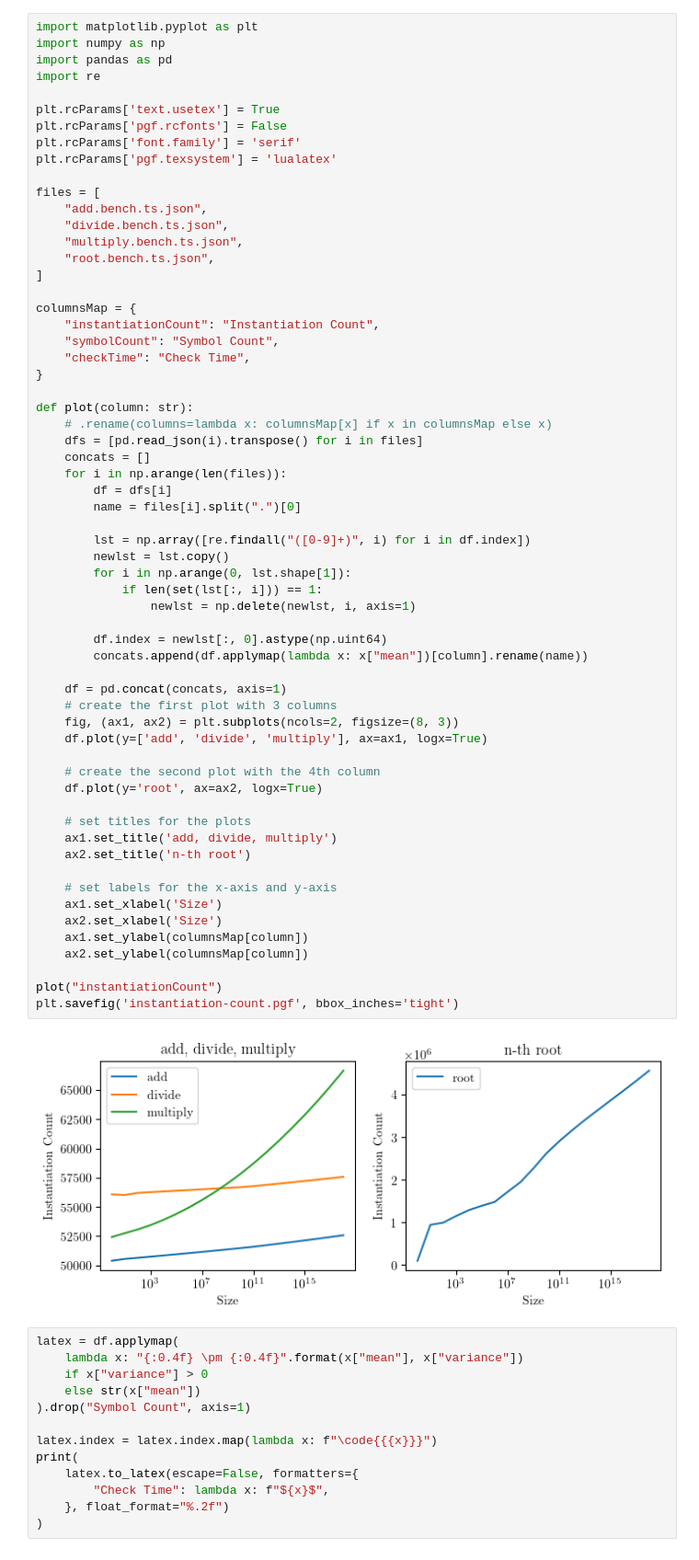
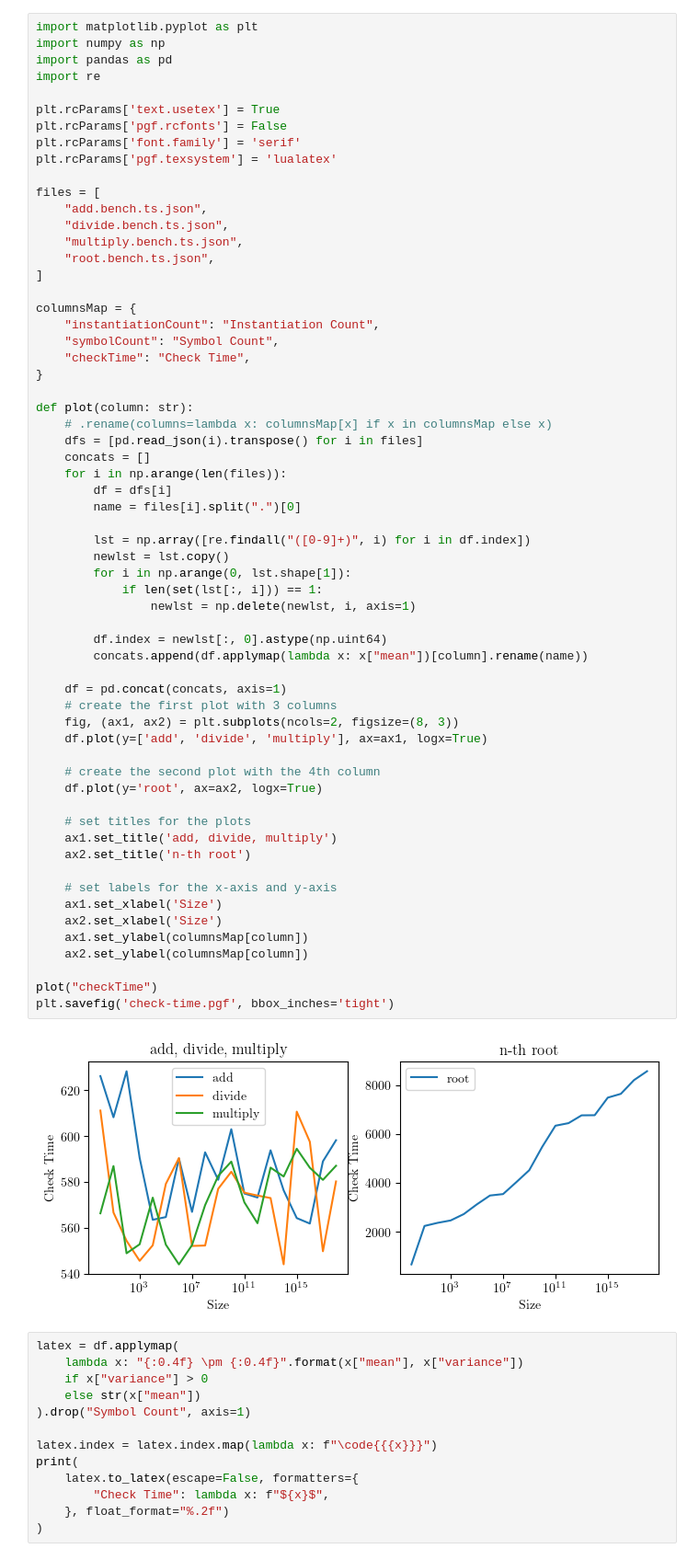
Before and after one commit to dqbd/ts-math-evaluate, a Jupyter notebook: benchmark/benchmark.ipynb, the cells around one changed output. Shown at 92% size. Drawn from its saved outputs; the diff is of its cells as text.

```diff
--- a/benchmark/benchmark.ipynb
+++ b/benchmark/benchmark.ipynb
@@ -31,36 +31,36 @@ def plot(column: str):
         name = files[i].split(".")[0]
 
         lst = np.array([re.findall("([0-9]+)", i) for i in df.index])
         newlst = lst.copy()
         for i in np.arange(0, lst.shape[1]):
             if len(set(lst[:, i])) == 1:
                 newlst = np.delete(newlst, i, axis=1)
 
         df.index = newlst[:, 0].astype(np.uint64)
         concats.append(df.applymap(lambda x: x["mean"])[column].rename(name))
 
     df = pd.concat(concats, axis=1)
     # create the first plot with 3 columns
     fig, (ax1, ax2) = plt.subplots(ncols=2, figsize=(8, 3))
     df.plot(y=['add', 'divide', 'multiply'], ax=ax1, logx=True)
 
     # create the second plot with the 4th column
     df.plot(y='root', ax=ax2, logx=True)
 
     # set titles for the plots
     ax1.set_title('add, divide, multiply')
     ax2.set_title('n-th root')
 
     # set labels for the x-axis and y-axis
     ax1.set_xlabel('Size')
     ax2.set_xlabel('Size')
     ax1.set_ylabel(columnsMap[column])
     ax2.set_ylabel(columnsMap[column])
 
-plot("instantiationCount")
-plt.savefig('instantiation-count.pgf', bbox_inches='tight')
+plot("checkTime")
+plt.savefig('check-time.pgf', bbox_inches='tight')
 # %% [output]
-[figure, old version]
+[figure, new version]
 # %%
 latex = df.applymap(
     lambda x: "{:0.4f} \pm {:0.4f}".format(x["mean"], x["variance"])
```
Also changed, not shown: 8 other files.
